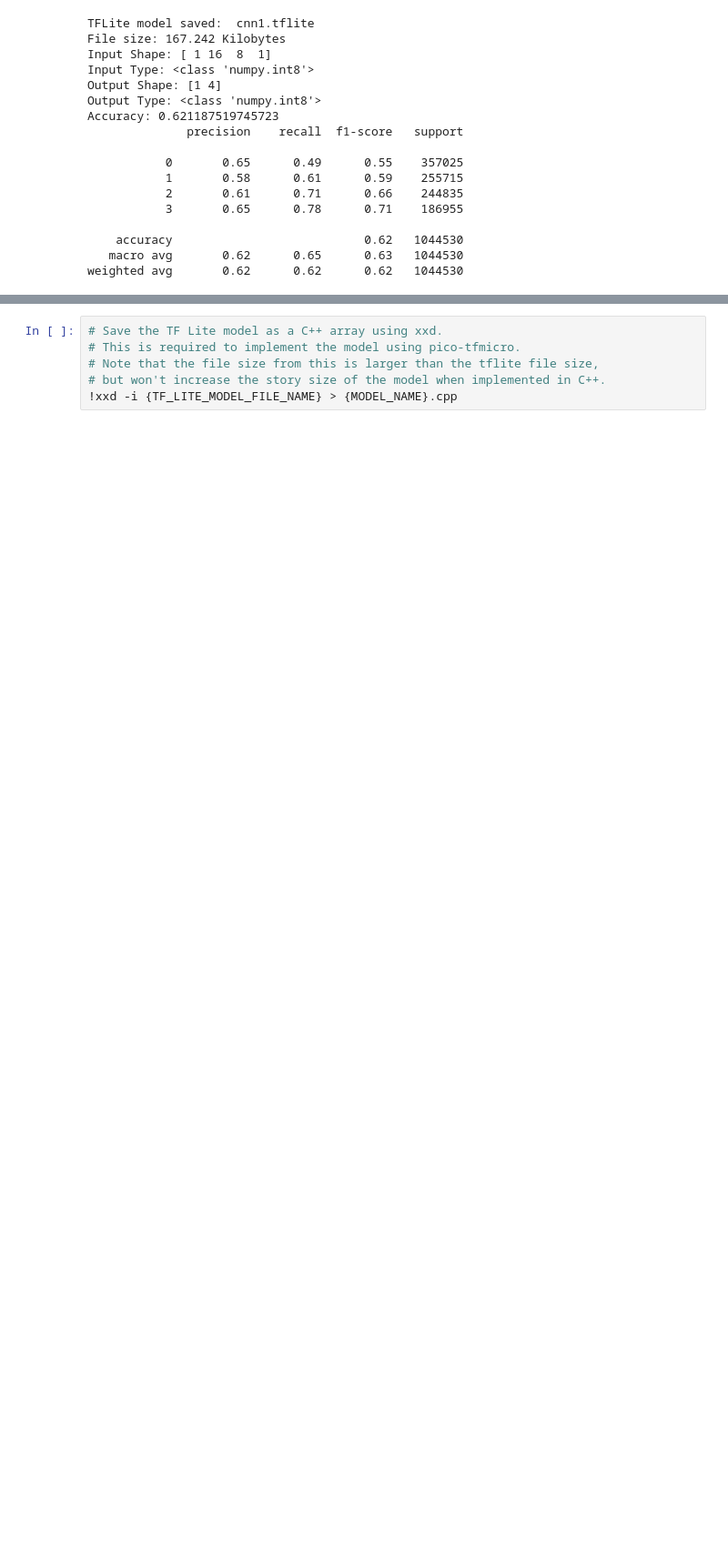
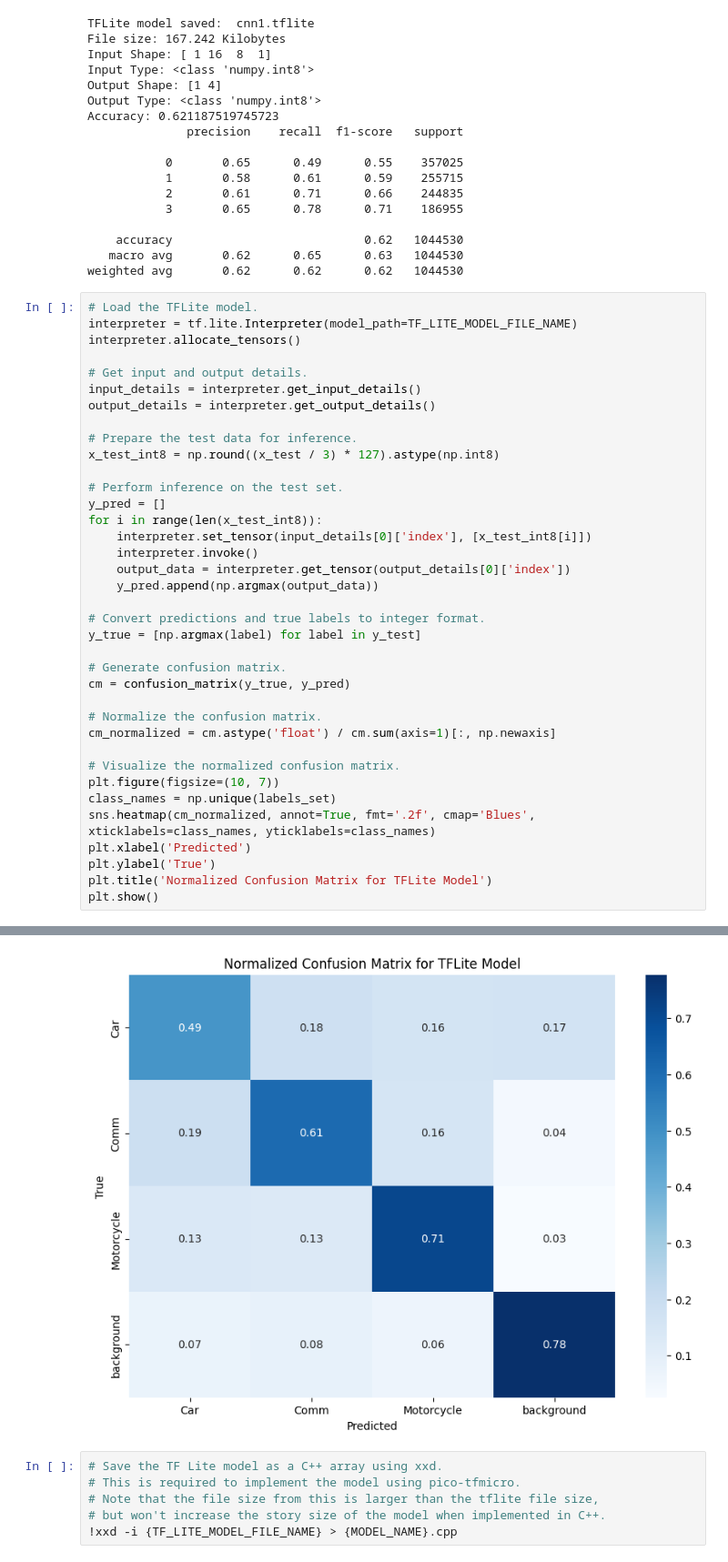
Before and after one commit to williamfridh/Vehicle-Classifying-and-Counting-Convolution-Neural-Networks-Onboard-Cost-Efficient-Microcontrollers, a Jupyter notebook: Model/model_2.ipynb, the cells around one changed output, grey strips where cells are left out. Shown: that part at 91% size. Saved outputs shown, nothing was run; the diff lists cells and outputs as text; blank space fills up the shorter version.

```diff
--- a/Model/model_2.ipynb
+++ b/Model/model_2.ipynb
@@ -513,3 +533,41 @@ Accuracy: 0.621187519745723
     accuracy                           0.62   1044530
    macro avg       0.62      0.65      0.63   1044530
 weighted avg       0.62      0.62      0.62   1044530
+# %%
+# Load the TFLite model.
+interpreter = tf.lite.Interpreter(model_path=TF_LITE_MODEL_FILE_NAME)
+interpreter.allocate_tensors()
+
+# Get input and output details.
+input_details = interpreter.get_input_details()
+output_details = interpreter.get_output_details()
+
+# Prepare the test data for inference.
+x_test_int8 = np.round((x_test / 3) * 127).astype(np.int8)
+
+# Perform inference on the test set.
+y_pred = []
+for i in range(len(x_test_int8)):
+    interpreter.set_tensor(input_details[0]['index'], [x_test_int8[i]])
+    interpreter.invoke()
+    output_data = interpreter.get_tensor(output_details[0]['index'])
+    y_pred.append(np.argmax(output_data))
+
+# Convert predictions and true labels to integer format.
+y_true = [np.argmax(label) for label in y_test]
+
+# Generate confusion matrix.
+cm = confusion_matrix(y_true, y_pred)
+
+# Normalize the confusion matrix.
+cm_normalized = cm.astype('float') / cm.sum(axis=1)[:, np.newaxis]
+
+# Visualize the normalized confusion matrix.
+plt.figure(figsize=(10, 7))
+class_names = np.unique(labels_set)
+sns.heatmap(cm_normalized, annot=True, fmt='.2f', cmap='Blues', xticklabels=class_names, yticklabels=class_names)
+plt.xlabel('Predicted')
+plt.ylabel('True')
+plt.title('Normalized Confusion Matrix for TFLite Model')
+plt.show()
+# %% [output]
@@ -516,3 +575,4 @@ weighted avg       0.62      0.62      0.62   1044530
+[figure, added]
 # %%
 # Save the TF Lite model as a C++ array using xxd.
 # This is required to implement the model using pico-tfmicro.
```
Also changed, not shown: parts of 5 cells of this notebook, 5 other files.
